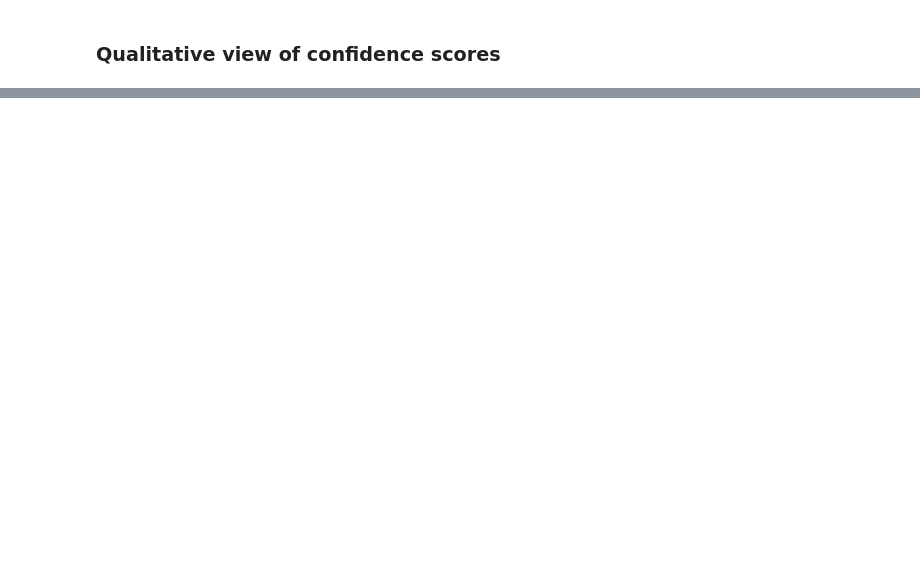
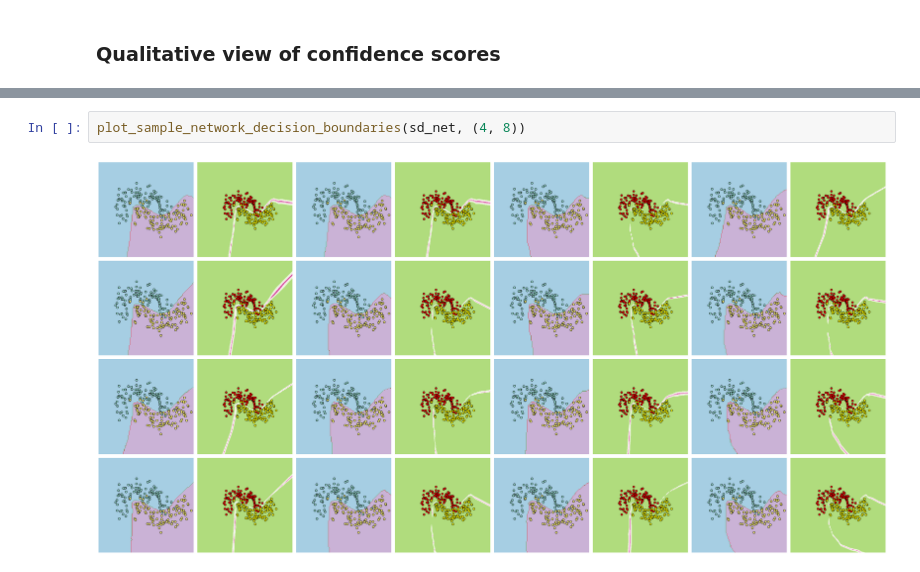
Before and after one commit to LeonY117/Bayes-Stochastic-Depth, a Jupyter notebook: notebooks/two_moon.ipynb, the cells around one changed output, grey strips where cells are left out. Drawn from its saved outputs; the diff is of its cells as text; blank space fills up the shorter version.

```diff
--- a/notebooks/two_moon.ipynb
+++ b/notebooks/two_moon.ipynb
@@ -403,0 +441,4 @@ plot_decision_boundary(forward_func, grid_size=100, batch_size=50)
+# %%
+plot_sample_network_decision_boundaries(sd_net, (4, 8))
+# %% [output]
+[figure, added]
```
Also changed, not shown: parts of 7 cells of this notebook.
